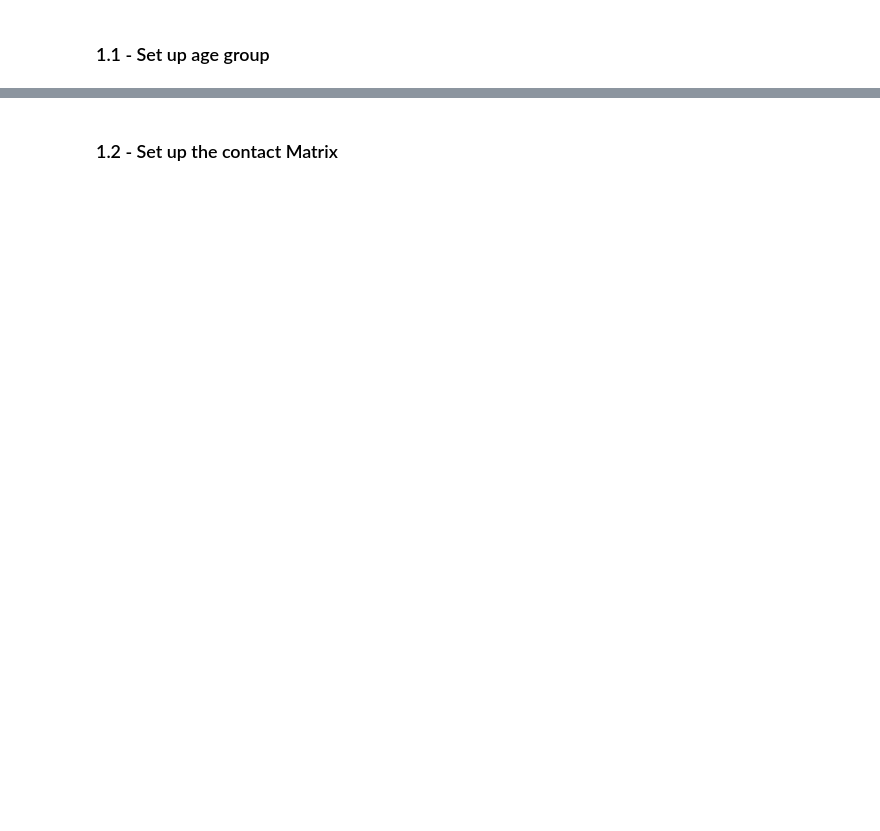
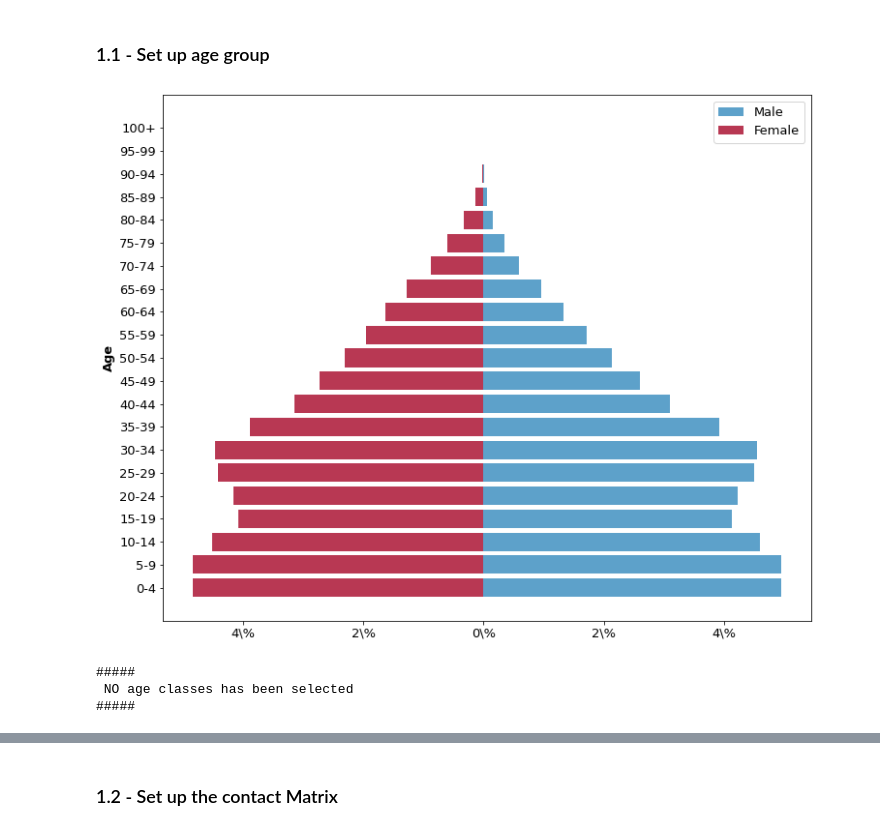
Before and after one commit to ifornax/Covid19, a Jupyter notebook: PySEIR_Province_NO-Working.ipynb, the cells around one changed output, grey strips where cells are left out. Cells and saved outputs as stored; diff of their text form; code cells hidden in the pictures; blank space fills up the shorter version.

```diff
--- a/PySEIR_Province_NO-Working.ipynb
+++ b/PySEIR_Province_NO-Working.ipynb
@@ -415,0 +448,18 @@ print(f"Number of classes = {M} \nNumber Population in each age group {Ni[0]} \n
+# %%
+#
+# Plotting age distribution for SA
+#
+plt.barh(AgeZA['Age'], (AgeZA['M']/NZA)*100, color="#348ABD", label='Male', alpha=0.8)
+plt.barh(AgeZA['Age'], (-AgeZA['F']/NZA)*100,color='#A60628', label='Female', alpha=0.8)
+plt.legend();
+plt.ylabel('Age');
+plt.xticks(np.arange(-4, 5, 2), ('4\%', '2\%', '0\%', '2\%', '4\%'));
+# %% [output]
+[figure, added]
+# %%
+
+M, Ni, N, DoingAge = AgeClass(AgeZA, False)
+# %% [output]
+#####
+ NO age classes has been selected
+#####
```
Also changed, not shown: parts of 66 cells of this notebook, 10 other files.
